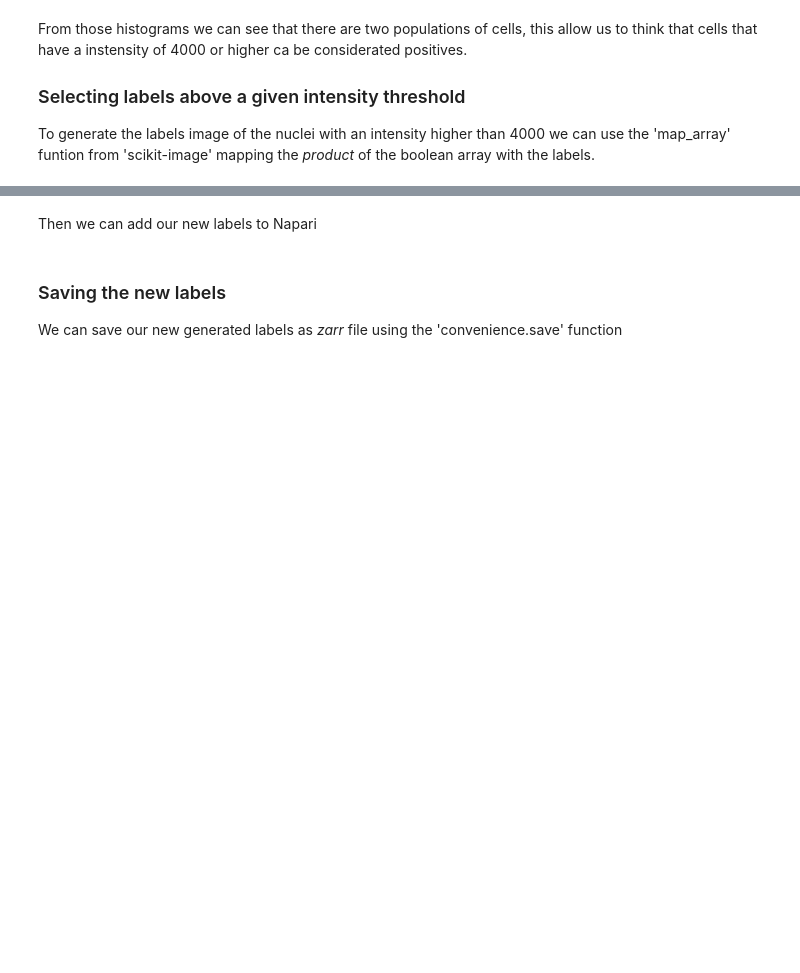
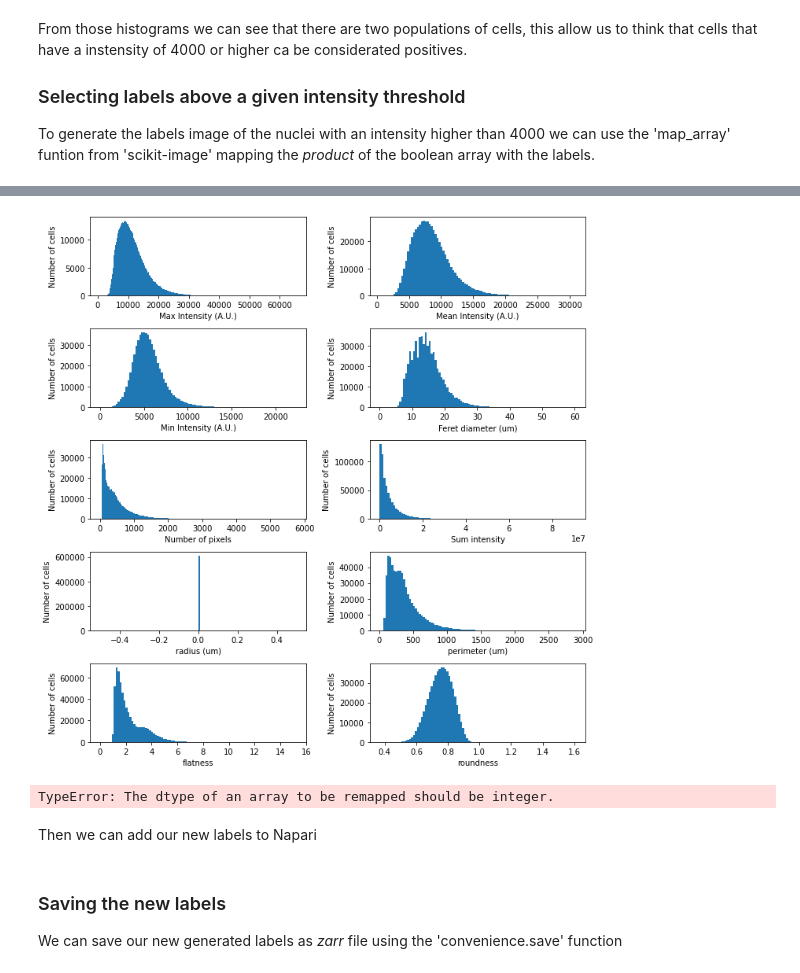
Before and after one commit to EdwinHernandezG/Chedotal_Lab, a Jupyter notebook: Nuclei_Segmentation/Labels mapping characteristics and filtering.ipynb, the cells around one changed output, grey strips where cells are left out. Saved outputs shown, nothing was run; the diff lists cells and outputs as text; code cells hidden in the pictures; blank space fills up the shorter version.

```diff
--- a/Nuclei_Segmentation/Labels mapping characteristics and filtering.ipynb
+++ b/Nuclei_Segmentation/Labels mapping characteristics and filtering.ipynb
@@ -27,12 +28,13 @@ Here you have to indicate where your files are stored, you can use zarr format t
 # %%
 # load raw data
 
-image = zarr.load(r"D:\EHG\Explants\COUPTFII\C1-EH3930_SAG7_Explant-3_5-COUPTFII_6-INSL3_7-CYP17A1-1s_12x_1z_Blaze_C0.ome_Processed.aivia_Processed.aivia.tif52.zarr")
+image = zarr.load(r"D:\EHG\results\New folder\14-43-57_testis_3483_5plvap_6sma_7sox9_12x_1x_2u_pcw109_Sox9.aivia.tif3.zarr")
 #image = tf.imread(r"F:\stardist_seg\raw.tif")
 
 # Load the segmented image
 
-labels = zarr.load(r"D:\EHG\Explants\COUPTFII\LblImg_EH3930_SAG7_Explant-3_5-COUPTFII_6-INSL3_7-CYP17A1-1s_12x_1z_Blaze_C0.ome_Processed_Want.aivia_Processed.aivia.tif2.zarr")
+#labels = sitk.ReadImage(r"D:\EHG\results\New folder\14-43-57_testis_3483_5plvap_6sma_7sox9_12x_1x_2u_lr_blaze_mosaic2_SOX9_Want_labels2.ome.tif", sitk.sitkInt32)
+labels = zarr.load(r"D:\EHG\results\New folder\14-43-57_testis_3483_5plvap_6sma_7sox9_12x_1x_2u_lr_blaze_mosaic2_SOX9_Want_labels2.ome.tif2.zarr")
 #labels = tf.imread(r"F:\stardist_seg\labels.tif")
 
 #intensity_labels = zarr.load(r"F:\stardist_seg\lab_intensity.zarr")
@@ -188,11 +188,72 @@ To generate the labels image of the nuclei with an intensity higher than 4000 we
+# %%
+max_vec = content['maximum']
+mean_vec = content['mean']
+min_vec = content['minimum']
+feret_vec = content['feret_diameter']
+pixel_vec = content['number_of_pixels']
+sum_vec = content['sum']
+rad_vec = content['equivalent_spherical_radius']
+per_vec = content['perimeter']
+flat_vec = content['flatness']
+rou_vec = content['roundness']
+# %%
+fig, axes = plt.subplots(5, 2, figsize=(10,10))
+ax = axes.ravel()
+
+
+ax[0].hist(max_vec, bins=300)
+ax[0].set_ylabel('Number of cells')
+ax[0].set_xlabel('Max Intensity (A.U.)')
+
+ax[1].hist(mean_vec, bins=100)
+ax[1].set_ylabel('Number of cells')
+ax[1].set_xlabel('Mean Intensity (A.U.)')
+
+ax[2].hist(min_vec, bins=100)
+ax[2].set_ylabel('Number of cells')
+ax[2].set_xlabel('Min Intensity (A.U.)')
+
+ax[3].hist(feret_vec, bins=100)
+ax[3].set_ylabel('Number of cells')
+ax[3].set_xlabel('Feret diameter (um)')
+
+ax[4].hist(pixel_vec, bins=300)
+ax[4].set_ylabel('Number of cells')
+ax[4].set_xlabel('Number of pixels')
+
+ax[5].hist(sum_vec, bins=100)
+ax[5].set_ylabel('Number of cells')
+ax[5].set_xlabel('Sum intensity')
+
+ax[6].hist(rad_vec, bins=100)
+ax[6].set_ylabel('Number of cells')
+ax[6].set_xlabel('radius (um)')
+
+ax[7].hist(per_vec, bins=100)
+ax[7].set_ylabel('Number of cells')
+ax[7].set_xlabel('perimeter (um)')
+
+ax[8].hist(flat_vec, bins=100)
+ax[8].set_ylabel('Number of cells')
+ax[8].set_xlabel('flatness')
+
+ax[9].hist(rou_vec, bins=100)
+ax[9].set_ylabel('Number of cells')
+ax[9].set_xlabel('roundness')
+
+fig.tight_layout()
+# %% [output]
+[figure, added]
 # %%
 from skimage.util import map_array
 
 intensity_labels  = map_array(
     labels,
     label_ids := np.asarray(content['label']),
-    label_ids * np.asarray(content['equivalent_spherical_radius'] > 4),
+    label_ids * np.asarray(content['equivalent_spherical_radius'] > 3),
 )
+# %% [output]
+TypeError: The dtype of an array to be remapped should be integer.
 # %% [markdown]
 Then we can add our new labels to Napari
 # %%
```
Also changed, not shown: parts of 14 cells of this notebook, 3 other files.
